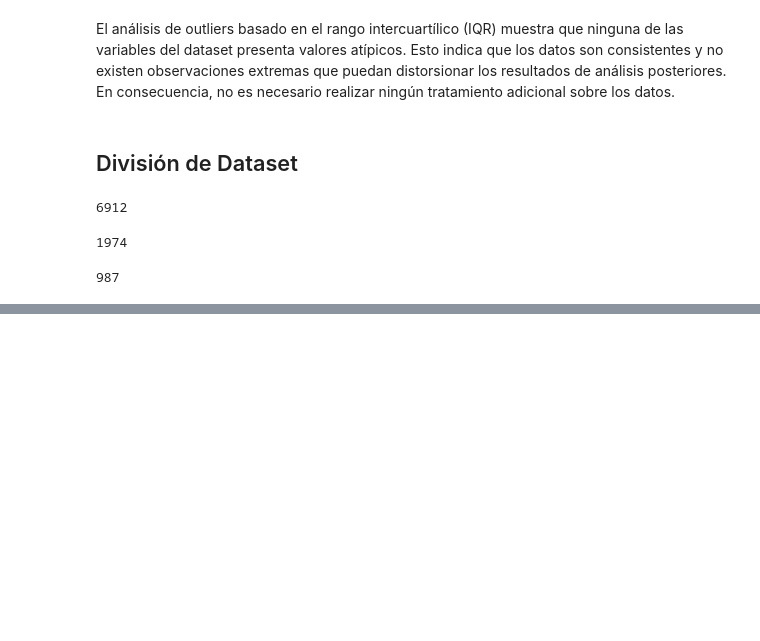
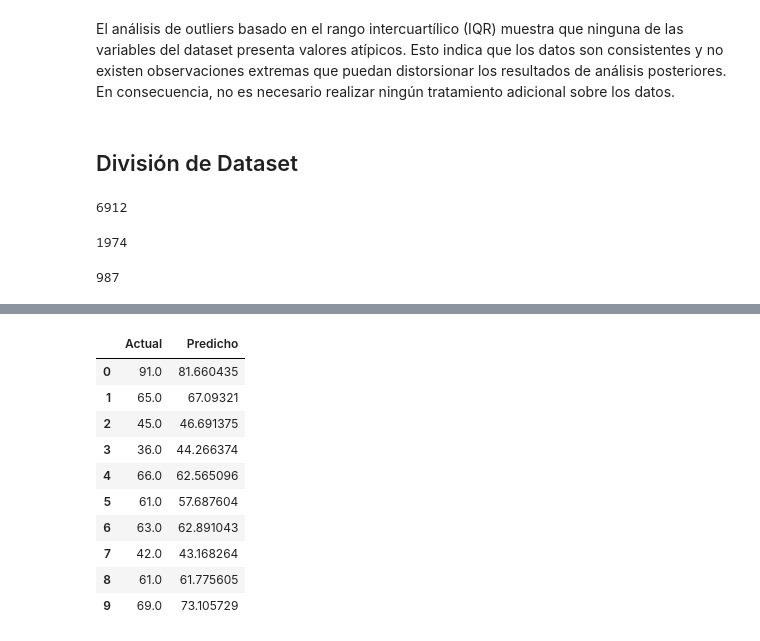
Before and after one commit to Felipaus3465/tarea1IA, a Jupyter notebook: SC.ipynb, the cells around one changed output, grey strips where cells are left out. Cells and saved outputs as stored; diff of their text form; code cells hidden in the pictures; blank space fills up the shorter version.

```diff
--- a/SC.ipynb
+++ b/SC.ipynb
@@ -360,0 +453,19 @@ assert (len(train_set) + len(valid_set) + len(test_set)) == len(data_clean)
+# %%
+# Predicciones sobre todo el dataset (o sobre train/valid más adelante)
+y_pred = X.dot(theta)
+
+# Mostrar primeros 10 valores reales vs predichos
+comparison = pd.DataFrame({"Actual": y.flatten(), "Predicho": y_pred.flatten()})
+comparison.head(10)
+# %% [output]
+|  | Actual | Predicho |
+| 0 | 91.0 | 81.660435 |
+| 1 | 65.0 | 67.09321 |
+| 2 | 45.0 | 46.691375 |
+| 3 | 36.0 | 44.266374 |
+| 4 | 66.0 | 62.565096 |
+| 5 | 61.0 | 57.687604 |
+| 6 | 63.0 | 62.891043 |
+| 7 | 42.0 | 43.168264 |
+| 8 | 61.0 | 61.775605 |
+| 9 | 69.0 | 73.105729 |
```
Also changed, not shown: parts of 14 cells of this notebook.
